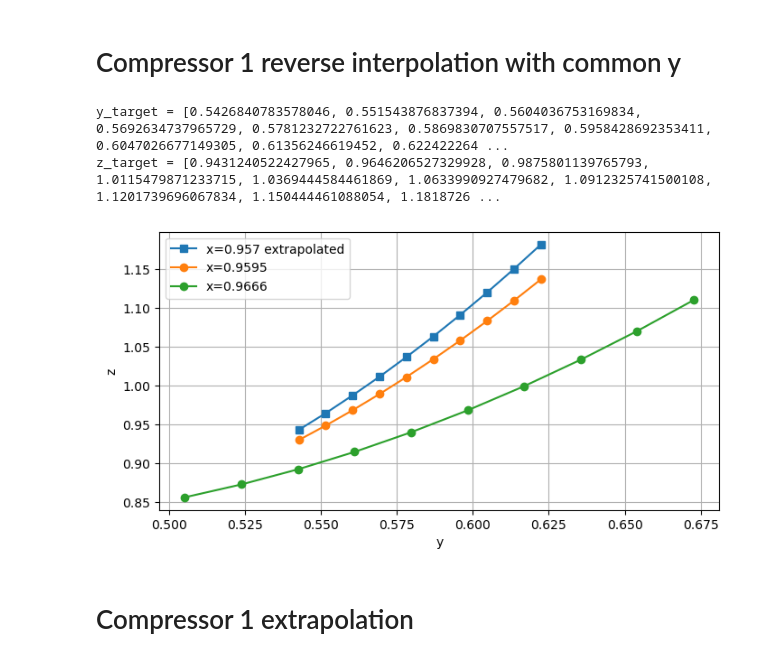
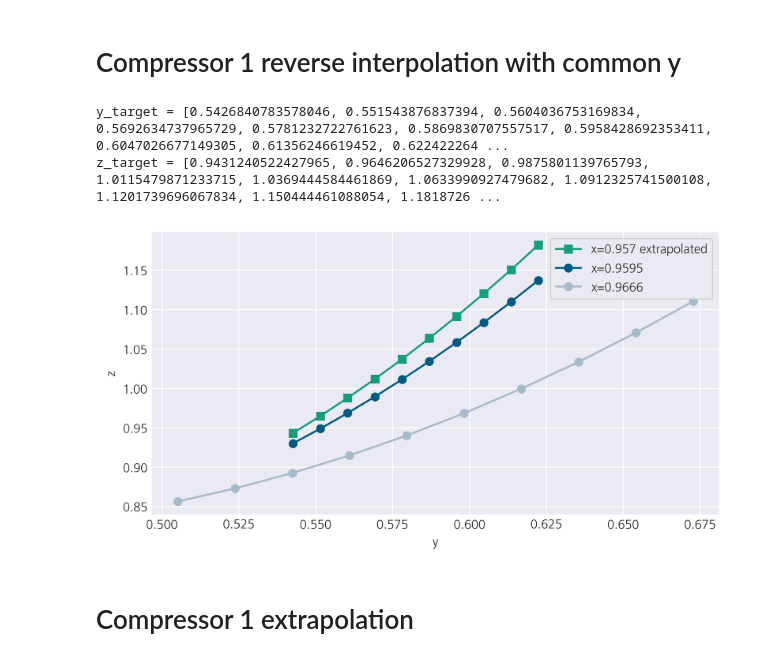
Before and after one commit to ronitd07/Master-Thesis, a Jupyter notebook: src/models/Reverse interpolate.ipynb, the cells around one changed output. Drawn from its saved outputs; the diff is of its cells as text; code cells hidden in the pictures.

```diff
--- a/src/models/Reverse interpolate.ipynb
+++ b/src/models/Reverse interpolate.ipynb
@@ -177,6 +177,7 @@ Extrapolation using common y
 
 import numpy as np
 import matplotlib.pyplot as plt
+import fhgcd_plots.main as fhgCD
 
 # known speedlines
 x1 = 0.9595
@@ -214,34 +215,35 @@ z2 = np.array([
 # use only overlapping y-range
 ymin = max(y1.min(), y2.min())
 ymax = min(y1.max(), y2.max())
 
 y_target = np.linspace(ymin, ymax, 10)
 
 # interpolate known curves onto common y-grid
 z1_common = np.interp(y_target, y1, z1)
 z2_common = np.interp(y_target, y2, z2)
 
 # linear extrapolation in speedline direction
 z_target = z1_common + (xt - x1) * (z2_common - z1_common) / (x2 - x1)
 
 print("y_target =", y_target.tolist())
 print("z_target =", z_target.tolist())
 
+fhgCD.set_matplotlib_style("darkgrid", "official")
 fig, ax = plt.subplots(figsize=(8, 4))
 ax.plot(y_target, z_target, 's-', label=f'x={xt} extrapolated')
 ax.plot(y1, z1, 'o-', label=f'x={x1}')
 ax.plot(y2, z2, 'o-', label=f'x={x2}')
 
 
 ax.set_xlabel('y')
 ax.set_ylabel('z')
 ax.grid(True)
 ax.legend()
 plt.show()
 # %% [output]
 y_target = [0.5426840783578046, 0.551543876837394, 0.5604036753169834, 0.5692634737965729, 0.5781232722761623, 0.5869830707557517, 0.5958428692353411, 0.6047026677149305, 0.61356246619452, 0.622422264 ...
 z_target = [0.9431240522427965, 0.9646206527329928, 0.9875801139765793, 1.0115479871233715, 1.0369444584461869, 1.0633990927479682, 1.0912325741500108, 1.1201739696067834, 1.150444461088054, 1.1818726 ...
-[figure, old version]
+[figure, new version]
 # %% [markdown]
 # Compressor 1 extrapolation
 # %%
```
Also changed, not shown: parts of 1 cell of this notebook, 52 other files.
